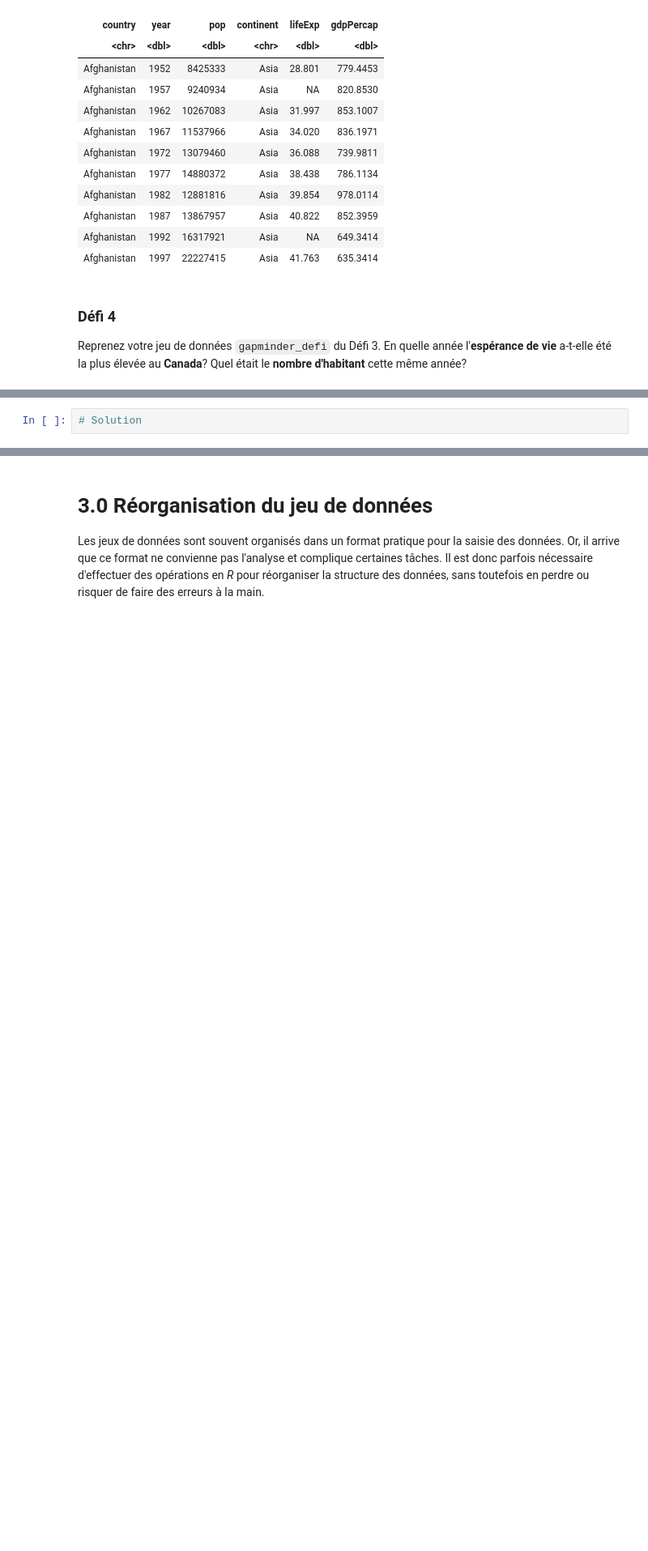
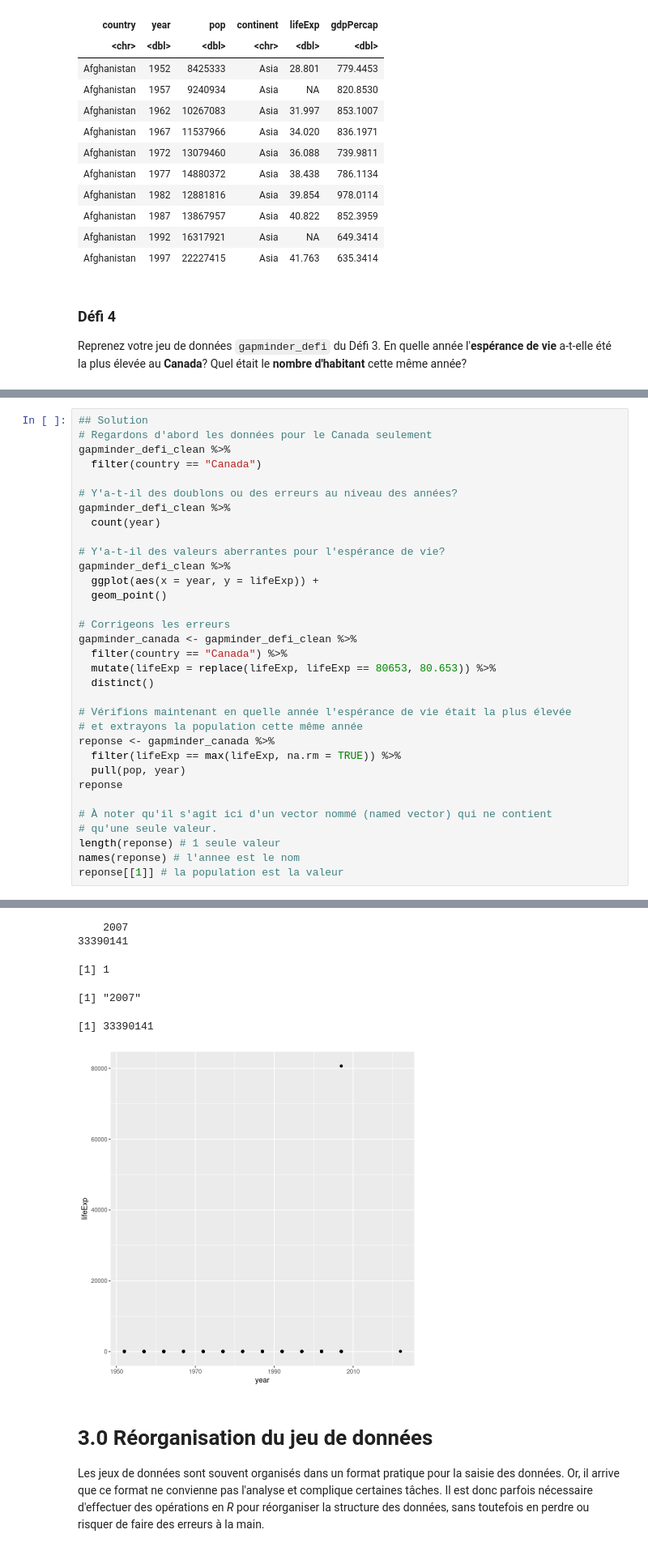
Before and after one commit to TOGUIYENI/Atelier-manipulation-R, a Jupyter notebook: atelier_manipulation_R.ipynb, the cells around one changed output, grey strips where cells are left out. Shown: that part at 81% size. Cells and saved outputs as stored; diff of their text form; blank space fills up the shorter version.

Commit message:
✨ ajouter les solutions aux défis à tous les scripts

```diff
--- a/atelier_manipulation_R.ipynb
+++ b/atelier_manipulation_R.ipynb
@@ -1309,2 +1374,34 @@ dbl (3): ...2, pop, gdpPercap
-# %%
-# Solution
+# %%
+## Solution
+# Regardons d'abord les données pour le Canada seulement
+gapminder_defi_clean %>%
+  filter(country == "Canada")
+
+# Y'a-t-il des doublons ou des erreurs au niveau des années?
+gapminder_defi_clean %>%
+  count(year)
+
+# Y'a-t-il des valeurs aberrantes pour l'espérance de vie?
+gapminder_defi_clean %>%
+  ggplot(aes(x = year, y = lifeExp)) +
+  geom_point()
+
+# Corrigeons les erreurs
+gapminder_canada <- gapminder_defi_clean %>%
+  filter(country == "Canada") %>%
+  mutate(lifeExp = replace(lifeExp, lifeExp == 80653, 80.653)) %>%
+  distinct()
+
+# Vérifions maintenant en quelle année l'espérance de vie était la plus élevée
+# et extrayons la population cette même année
+reponse <- gapminder_canada %>%
+  filter(lifeExp == max(lifeExp, na.rm = TRUE)) %>%
+  pull(pop, year)
+reponse
+
+# À noter qu'il s'agit ici d'un vector nommé (named vector) qui ne contient
+# qu'une seule valeur.
+length(reponse) # 1 seule valeur
+names(reponse) # l'annee est le nom
+reponse[[1]] # la population est la valeur
+# %% [output]
@@ -1311,3 +1442,9 @@ dbl (3): ...2, pop, gdpPercap
+    2007
+33390141
+[1] 1
+[1] "2007"
+[1] 33390141
+[figure, added]
 # %% [markdown]
 # 3.0 Réorganisation du jeu de données
 
```
Also changed, not shown: parts of 13 cells of this notebook, 3 other files.
